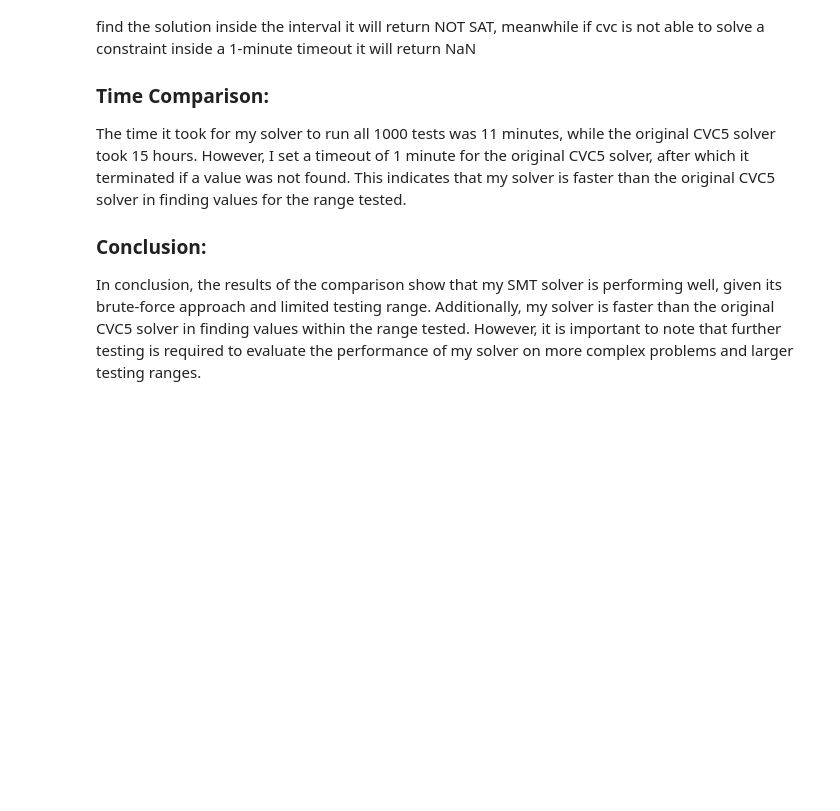
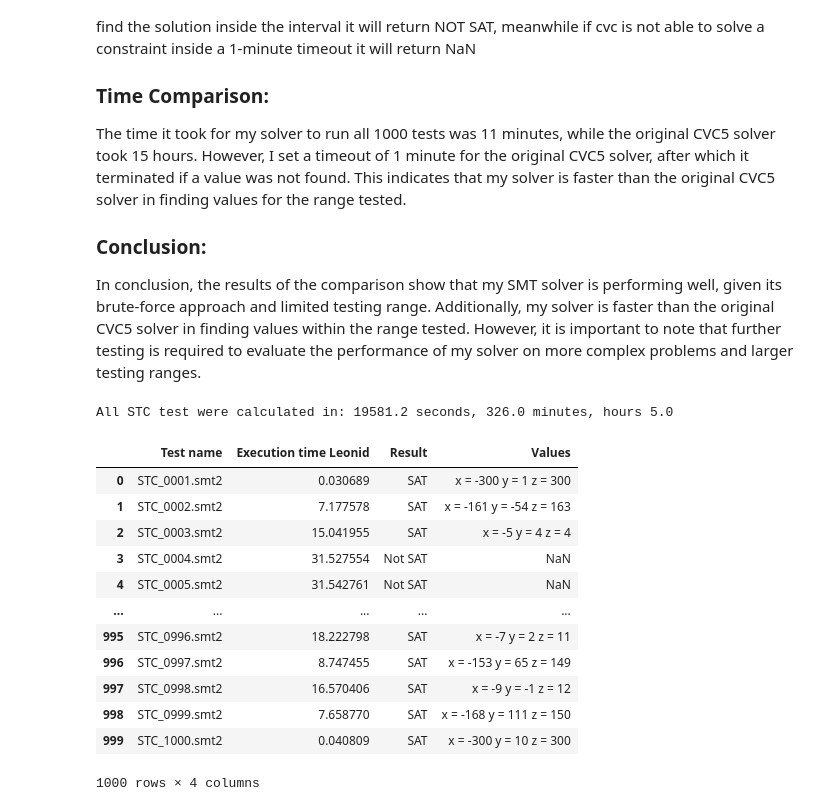
Before and after one commit to burbyleonid/BIE-BAP, a Jupyter notebook: code/src/analysis.ipynb, the cells around one changed output. Saved outputs shown, nothing was run; the diff lists cells and outputs as text; code cells hidden in the pictures; blank space fills up the shorter version.

```diff
--- a/code/src/analysis.ipynb
+++ b/code/src/analysis.ipynb
@@ -139,3 +139,38 @@ The time it took for my solver to run all 1000 tests was 11 minutes, while the o
 
 ### Conclusion:
 In conclusion, the results of the comparison show that my SMT solver is performing well, given its brute-force approach and limited testing range. Additionally, my solver is faster than the original CVC5 solver in finding values within the range tested. However, it is important to note that further testing is required to evaluate the performance of my solver on more complex problems and larger testing ranges.
+# %%
+# Reading values that my program found and collecting basic statistics
+
+import pandas as pd
+
+df = pd.read_csv(".\\results_second_run_interval_300.csv")
+
+# calculate the total execution time
+total_execution_time_sec = round(df[' Execution time'].sum(), 2)
+minutes = total_execution_time_sec // 60
+hours = minutes // 60
+
+print("All STC test were calculated in: {} seconds, {} minutes, hours {}".format(total_execution_time_sec, minutes, hours))
+
+# extract the test name and rename columns
+df['Test name'] = df['Test name'].apply(lambda x: x.split('/')[-1])
+df = df.rename(columns={' Execution time': 'Execution time Leonid'})
+df = df.rename(columns={'Result': 'Result Leonid'})
+
+df
+# %% [output]
+All STC test were calculated in: 19581.2 seconds, 326.0 minutes, hours 5.0
+|  | Test name | Execution time Leonid | Result | Values |
+| 0 | STC_0001.smt2 | 0.030689 | SAT | x = -300 y = 1 z = 300 |
+| 1 | STC_0002.smt2 | 7.177578 | SAT | x = -161 y = -54 z = 163 |
+| 2 | STC_0003.smt2 | 15.041955 | SAT | x = -5 y = 4 z = 4 |
+| 3 | STC_0004.smt2 | 31.527554 | Not SAT | NaN |
+| 4 | STC_0005.smt2 | 31.542761 | Not SAT | NaN |
+| ... | ... | ... | ... | ... |
+| 995 | STC_0996.smt2 | 18.222798 | SAT | x = -7 y = 2 z = 11 |
+| 996 | STC_0997.smt2 | 8.747455 | SAT | x = -153 y = 65 z = 149 |
+| 997 | STC_0998.smt2 | 16.570406 | SAT | x = -9 y = -1 z = 12 |
+| 998 | STC_0999.smt2 | 7.658770 | SAT | x = -168 y = 111 z = 150 |
+| 999 | STC_1000.smt2 | 0.040809 | SAT | x = -300 y = 10 z = 300 |
+1000 rows × 4 columns
```
Also changed, not shown: parts of 2 cells of this notebook, 6 other files.
